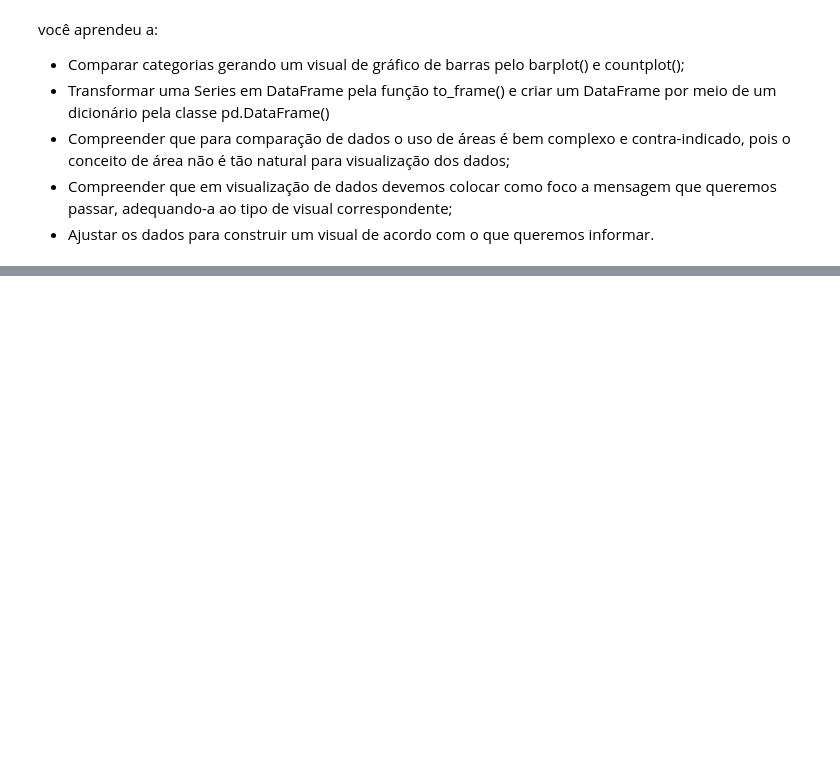
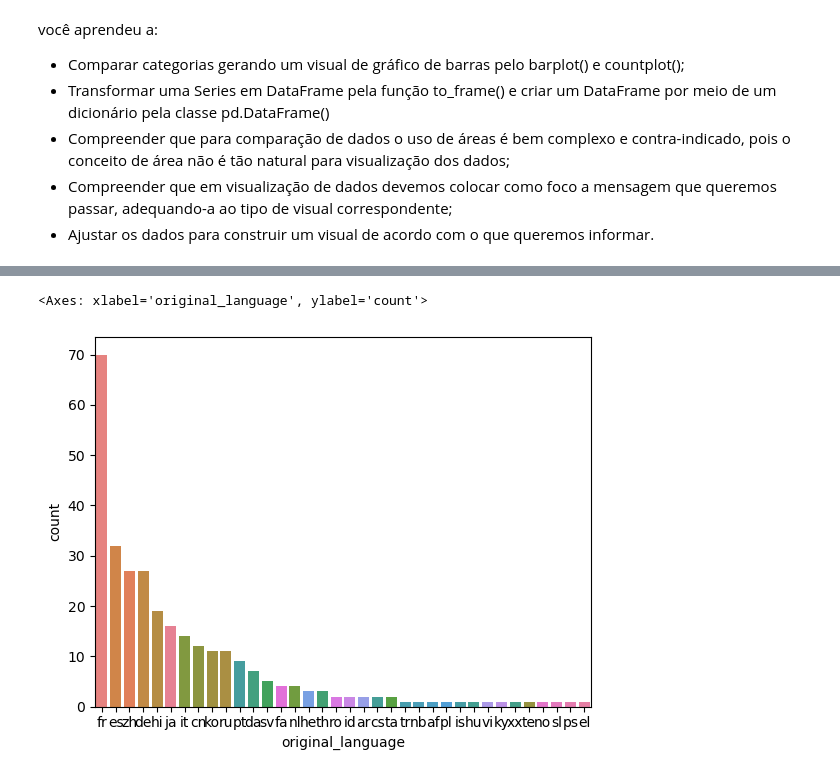
Before and after one commit to leandroclv/Python_data_science_alura, a Jupyter notebook: data_science/introd.ipynb, the cells around one changed output, grey strips where cells are left out. Drawn from its saved outputs; the diff is of its cells as text; code cells hidden in the pictures; blank space fills up the shorter version.

```diff
--- a/data_science/introd.ipynb
+++ b/data_science/introd.ipynb
@@ -631,0 +666,5 @@ você aprendeu a:
+# %%
+sns.countplot(data=tmdb.query("original_language != 'en'"), order=total_filmes_por_lingua.index, hue = 'original_language', x="original_language")
+# %% [output]
+<Axes: xlabel='original_language', ylabel='count'>
+[figure, added]
```
Also changed, not shown: parts of 11 cells of this notebook.
